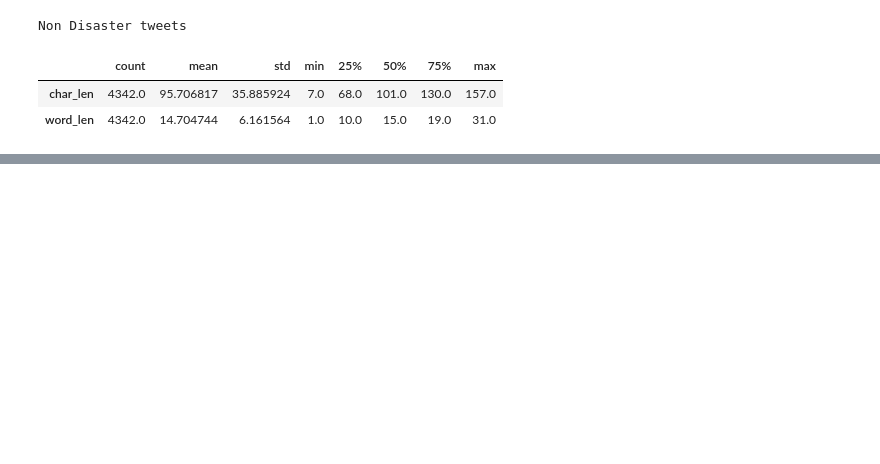
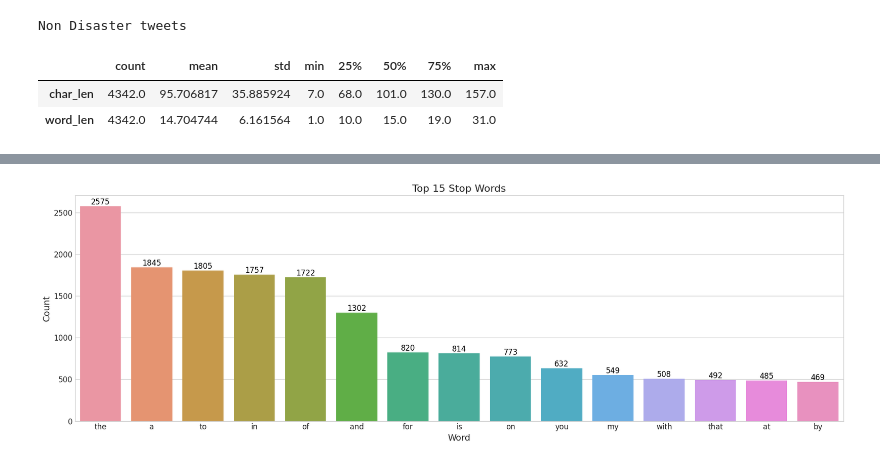
Before and after one commit to dibkb/mnist, a Jupyter notebook: disaster-tweets.ipynb, the cells around one changed output, grey strips where cells are left out. Drawn from its saved outputs; the diff is of its cells as text; code cells hidden in the pictures; blank space fills up the shorter version.

Commit message:
Kaggle Notebook | Disaster tweets | Version 5

```diff
--- a/disaster-tweets.ipynb
+++ b/disaster-tweets.ipynb
@@ -194,0 +184,5 @@ train_df
+# %%
+train_df['contains_link'] = train_df['text'].str.contains("https")
+contains_link = train_df[(train_df["contains_link"] == True)]['target'].value_counts()
+print("Disaster tweets that contains a link in the text body ", contains_link[1],'\n')
+print("Non Disaster tweets that contains a link in the text body ", contains_link[0],'\n')
@@ -194,0 +195,5 @@ train_df
+# %%
+import nltk
+nltk.download('stopwords')
+from nltk.corpus import stopwords
+stop=set(stopwords.words('english'))
@@ -194,0 +203,37 @@ train_df
+# %%
+corpus=[]
+text = train_df['text'].str.split()
+text = text.values.tolist()
+corpus=[word for i in text for word in i]
+
+from collections import defaultdict
+dic=defaultdict(int)
+for word in corpus:
+    if word in stop:
+        dic[word]+=1
+# %%
+stop_words_cnt = pd.DataFrame(list(dic.items()), columns=['word', 'count'])
+# %%
+stop_words_cnt = stop_words_cnt.sort_values(by='count', ascending=False)[:15]
+
+plt.figure(figsize=(18, 6))
+sns.barplot(x='word', y='count', data=stop_words_cnt)
+
+# Add labels to the bars
+ax = plt.gca()
+for p in ax.patches:
+    ax.text(p.get_x() + p.get_width() / 2., p.get_height(), '%d' % int(p.get_height()),
+            fontsize=12, color='black', ha='center', va='bottom')
+
+# Customize plot
+plt.xlabel('Word', fontsize=14)
+plt.ylabel('Count', fontsize=14)
+plt.title('Top 15 Stop Words', fontsize=16)
+plt.xticks(fontsize=12)
+plt.yticks(fontsize=12)
+
+# Show plot
+plt.tight_layout()
+plt.show()
+# %% [output]
+[figure, added]
```
Also changed, not shown: parts of 6 cells of this notebook.
